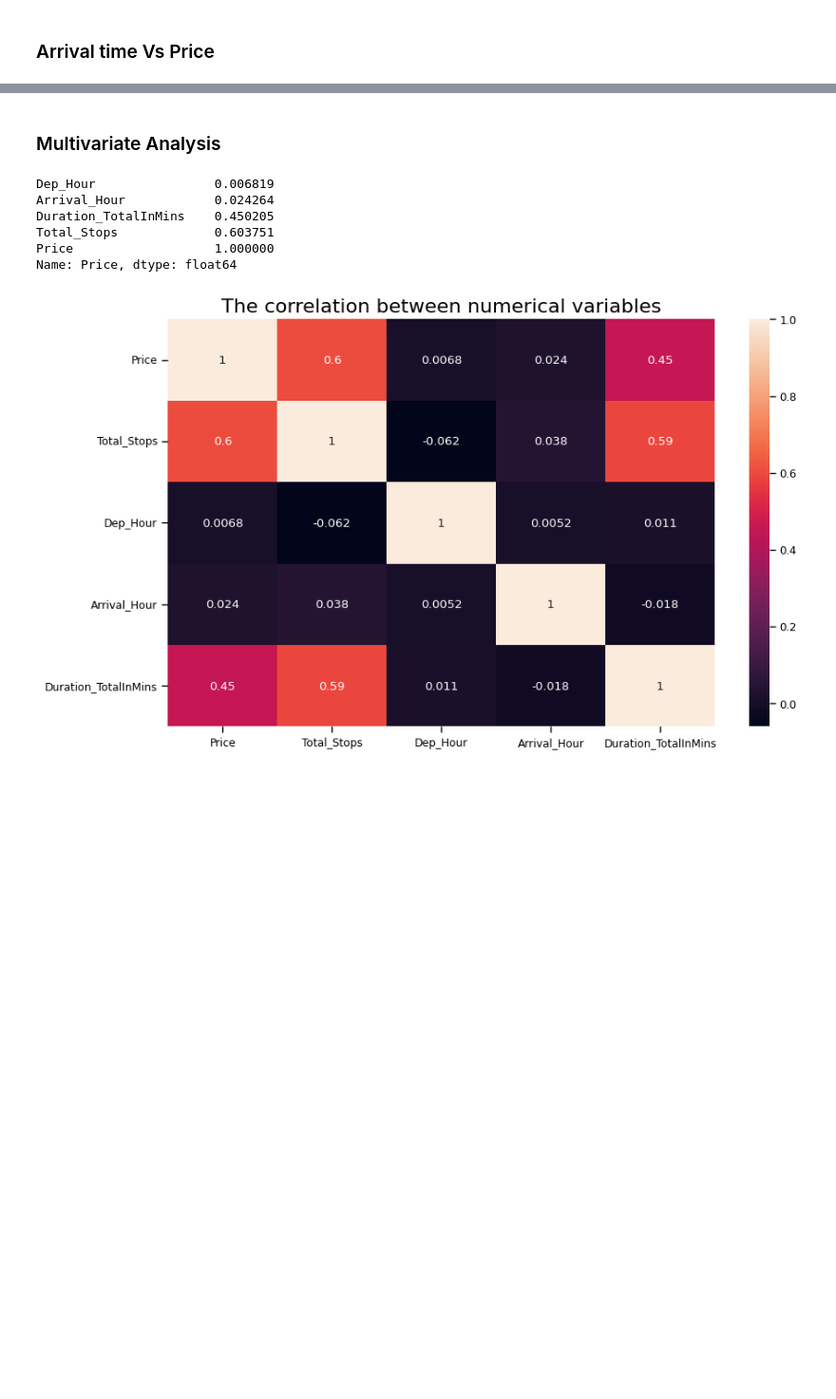
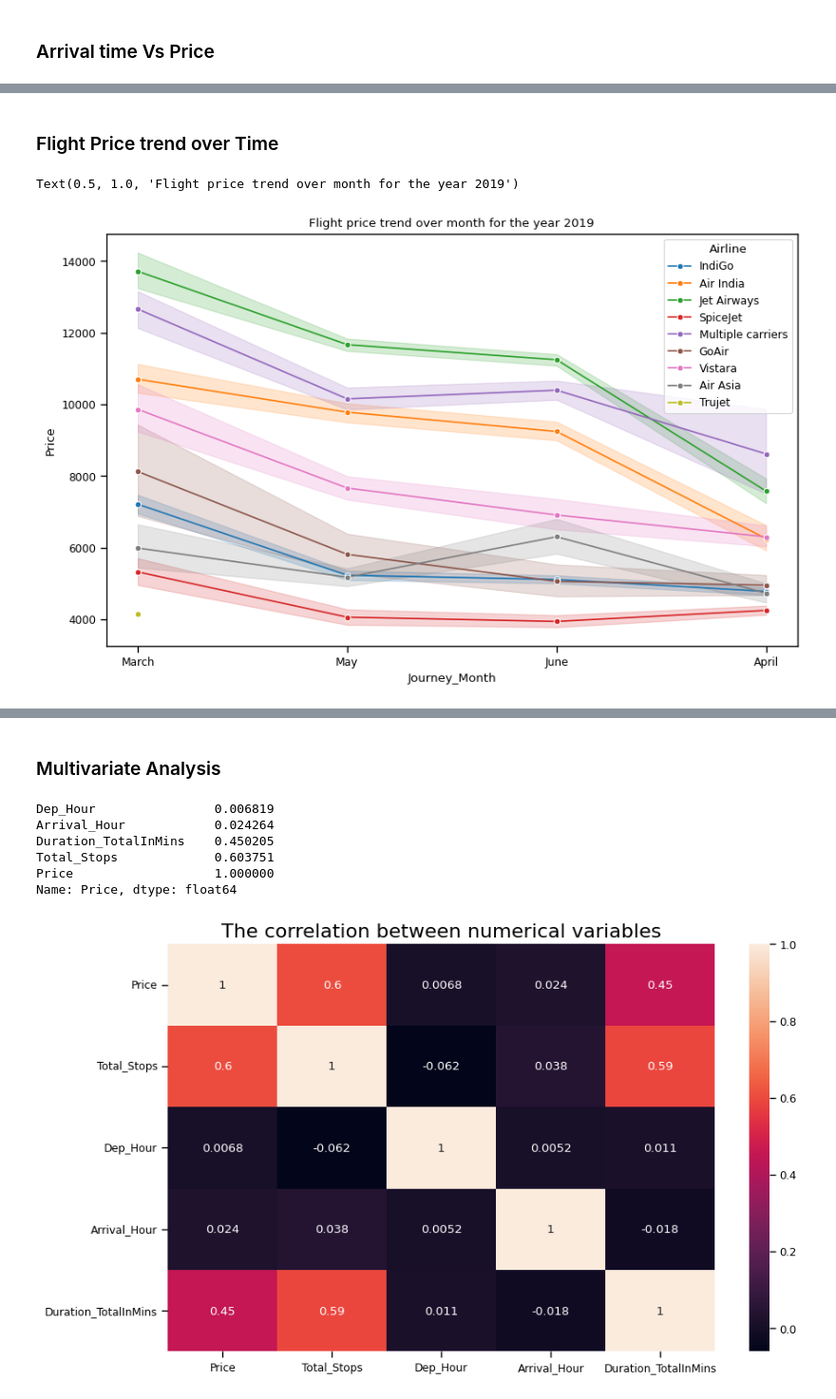
Before and after one commit to Nayanika0428/EDA_of_Airline_dataset, a Jupyter notebook: Airline_data.ipynb, the cells around one changed output, grey strips where cells are left out. Shown at 95% size. Saved outputs shown, nothing was run; the diff lists cells and outputs as text; code cells hidden in the pictures; blank space fills up the shorter version.

Commit message:
Complete exploratory data analysis with advanced visualisation

```diff
--- a/Airline_data.ipynb
+++ b/Airline_data.ipynb
@@ -294,0 +279,14 @@ Passing `palette` without assigning `hue` is deprecated and will be removed in v
+# %% [markdown]
+### Flight Price trend over Time
+# %%
+df_A['Journey_Month']= pd.to_datetime(df_A['Date_of_Journey']).dt.month_name()
+# %%
+df_A['Day_of_the_week'] = pd.to_datetime(df_A['Date_of_Journey']).dt.day_name()
+# %%
+plt.figure(figsize= (10,6))
+sns.lineplot(data = df_A, x= "Journey_Month", y = "Price", hue= "Airline", marker= "o")
+
+plt.title("Flight price trend over month for the year 2019")
+# %% [output]
+Text(0.5, 1.0, 'Flight price trend over month for the year 2019')
+[figure, added]
```
Also changed, not shown: parts of 12 cells of this notebook.
